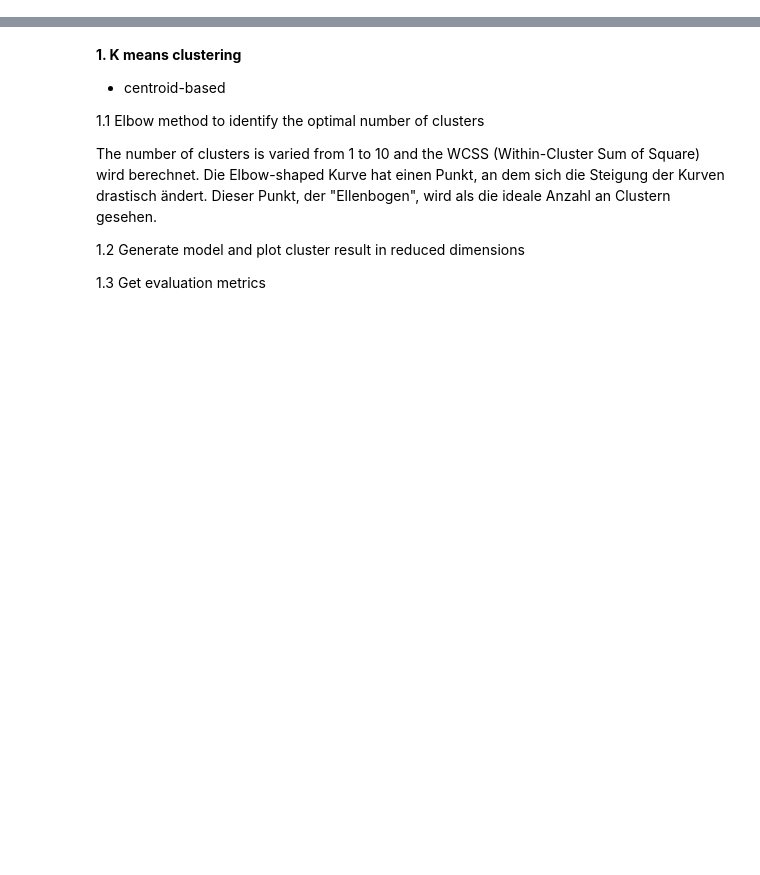
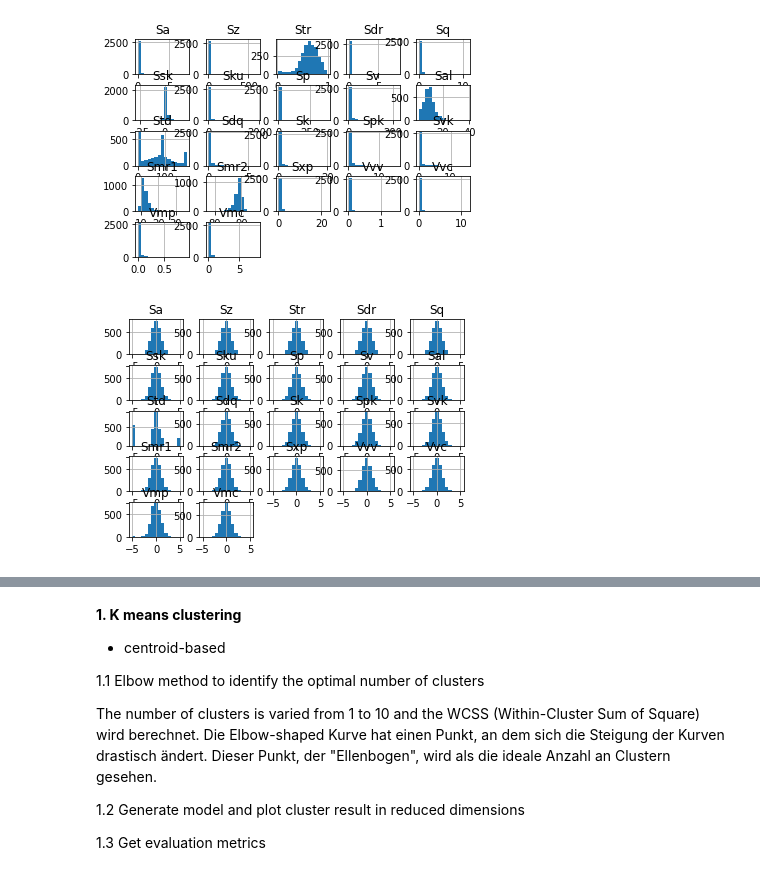
Before and after one commit to CarolinRi/CorneaAI, a Jupyter notebook: Clustering_V1.ipynb, the cells around one changed output, grey strips where cells are left out. Drawn from its saved outputs; the diff is of its cells as text; code cells hidden in the pictures; blank space fills up the shorter version.

```diff
--- a/Clustering_V1.ipynb
+++ b/Clustering_V1.ipynb
@@ -79,0 +38,76 @@ Index(['Sa', 'Sz', 'Str', 'Sdr', 'Sq', 'Ssk', 'Sku', 'Sp', 'Sv', 'Sal', 'Std',
+# %%
+export_0 = True
+
+# 22 features
+to_keep = ['Sa', 'Sz', 'Str', 'Sdr', 'Sq', 'Ssk', 'Sku', 'Sp', 'Sv', 'Sal','Std','Sdq','Sk', 'Spk', 'Svk', 'Smr1', 'Smr2', 'Sxp', 'Vvv', 'Vvc', 'Vmp', 'Vmc']
+# 21 features: Std eliminated
+# to_keep = ['Sa', 'Sz', 'Str', 'Sdr', 'Sq', 'Ssk', 'Sku', 'Sp', 'Sv', 'Sal','Sdq','Sk', 'Spk', 'Svk', 'Smr1', 'Smr2', 'Sxp', 'Vvv', 'Vvc', 'Vmp', 'Vmc']
+# 9 features
+# to_keep = ['Str','Sdr','Sq','Ssk','Sku','Sal','Std','Smr1','Smr2']
+# 8 features: Std eliminated
+# to_keep = ['Str','Sdr','Sq','Ssk','Sku','Sal','Smr1','Smr2']
+
+# Dataframe containing the features to be analyzed
+df_evidence = data[to_keep]
+
+# export to google drive
+if export_0 is True:
+
+  path = '/content/drive/My Drive/data_initial.csv'
+  with open(path, 'w', encoding = 'utf-8-sig') as f:
+    df_evidence.to_csv(f)
+
+#plot histograms of unscaled data
+df_evidence.hist(bins=15)
+
+# analyze data composition
+evidence_desc = df_evidence.describe()
+print(evidence_desc)
+
+# export to google drive
+if export_0 is True:
+
+  path = '/content/drive/My Drive/evidence_initial.csv'
+  with open(path, 'w', encoding = 'utf-8-sig') as f:
+    evidence_desc.to_csv(f)
+
+# convert dataframe to numpy
+evidence = df_evidence.values.tolist()
+
+# scale features
+# scaler = MinMaxScaler()
+# scaler = StandardScaler()
+# scaler = RobustScaler()
+# scaler = PowerTransformer()
+scaler = QuantileTransformer(output_distribution="normal")
+evidence = scaler.fit_transform(evidence)
+
+# convert scaled evidence to DataFrame
+df_evidence_sc = pd.DataFrame(evidence, columns = df_evidence.columns)
+# print(df_evidence_sc)
+
+# export to google drive
+if export_0 is True:
+
+  path = '/content/drive/My Drive/data_scaled.csv'
+  with open(path, 'w', encoding = 'utf-8-sig') as f:
+    df_evidence_sc.to_csv(f)
+
+#plot histograms of unscaled data
+df_evidence_sc.hist(bins=15)
+
+# analyze scaled data composition
+evidence_sc_desc = df_evidence_sc.describe()
+
+# export to google drive
+if export_0 is True:
+
+  path = '/content/drive/My Drive/evidence_scaled.csv'
+  with open(path, 'w', encoding = 'utf-8-sig') as f:
+    evidence_sc_desc.to_csv(f)
+
+print(evidence_sc_desc)
+
+labels = data['name']
+labels = labels.values.tolist()
+# %% [output]
@@ -80,3 +131,5 @@ Index(['Sa', 'Sz', 'Str', 'Sdr', 'Sq', 'Ssk', 'Sku', 'Sp', 'Sv', 'Sal', 'Std',
+[figure, added]
+[figure, added]
 # %%
 # principal component analysis
 
```
Also changed, not shown: parts of 23 cells of this notebook.
